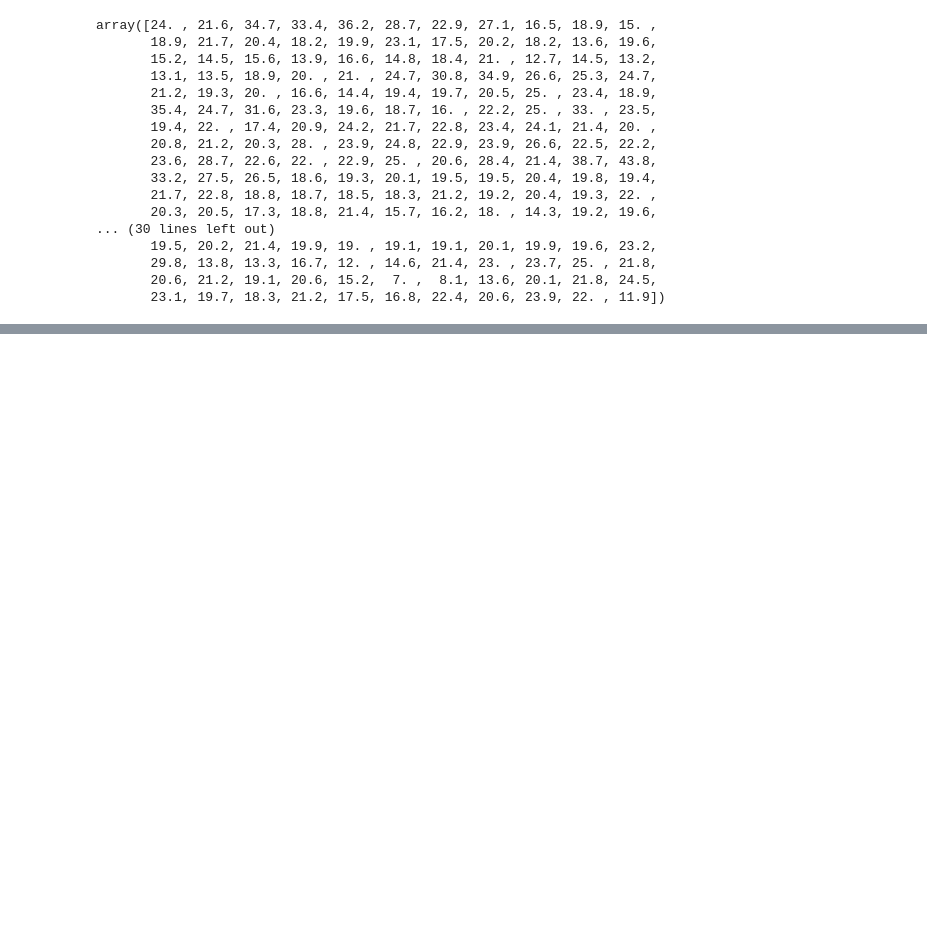
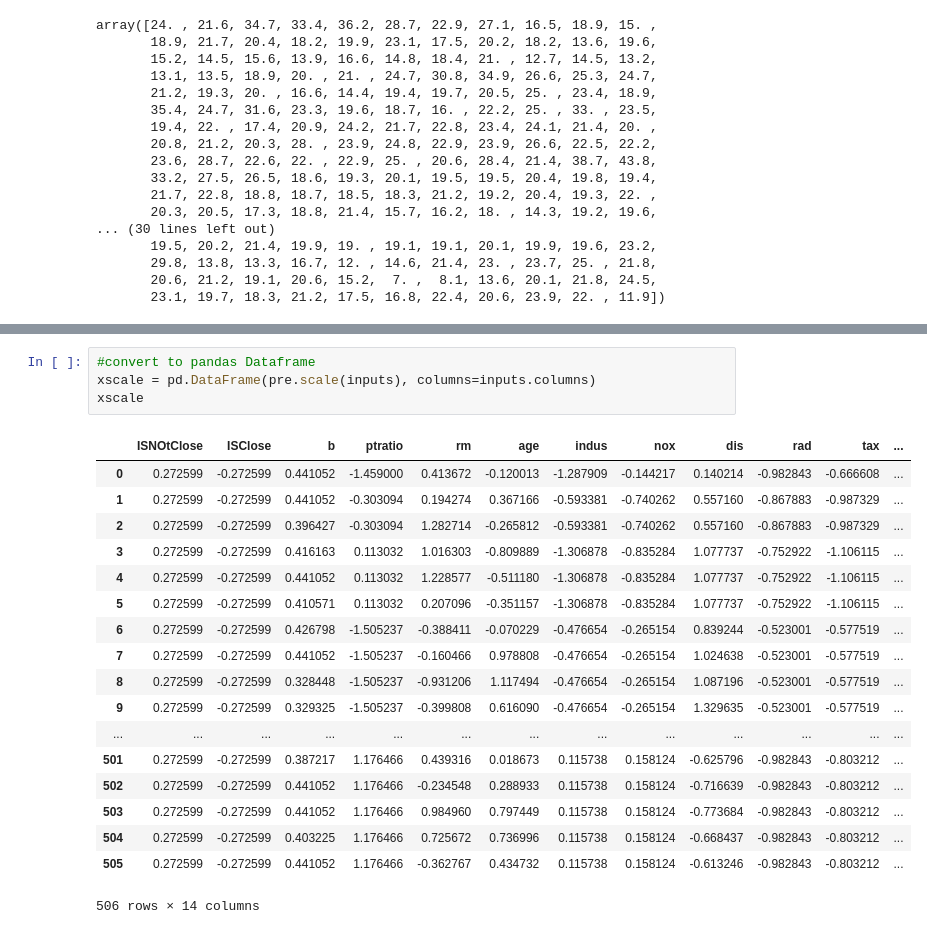
Before and after one commit to kennycolsh/Machine-Learning-Assessment-1, a Jupyter notebook: MacLearning-Ass1.ipynb, the cells around one changed output, grey strips where cells are left out. Drawn from its saved outputs; the diff is of its cells as text; blank space fills up the shorter version.

```diff
--- a/MacLearning-Ass1.ipynb
+++ b/MacLearning-Ass1.ipynb
@@ -999,0 +1006,23 @@ np.sqrt(np.sum((m.predict(inputs).T -outputs.as_matrix())**2))
+# %%
+#convert to pandas Dataframe
+xscale = pd.DataFrame(pre.scale(inputs), columns=inputs.columns)
+xscale
+# %% [output]
+|  | ISNOtClose | ISClose | b | ptratio | rm | age | indus | nox | dis | rad | tax | ... |
+| 0 | 0.272599 | -0.272599 | 0.441052 | -1.459000 | 0.413672 | -0.120013 | -1.287909 | -0.144217 | 0.140214 | -0.982843 | -0.666608 | ... |
+| 1 | 0.272599 | -0.272599 | 0.441052 | -0.303094 | 0.194274 | 0.367166 | -0.593381 | -0.740262 | 0.557160 | -0.867883 | -0.987329 | ... |
+| 2 | 0.272599 | -0.272599 | 0.396427 | -0.303094 | 1.282714 | -0.265812 | -0.593381 | -0.740262 | 0.557160 | -0.867883 | -0.987329 | ... |
+| 3 | 0.272599 | -0.272599 | 0.416163 | 0.113032 | 1.016303 | -0.809889 | -1.306878 | -0.835284 | 1.077737 | -0.752922 | -1.106115 | ... |
+| 4 | 0.272599 | -0.272599 | 0.441052 | 0.113032 | 1.228577 | -0.511180 | -1.306878 | -0.835284 | 1.077737 | -0.752922 | -1.106115 | ... |
+| 5 | 0.272599 | -0.272599 | 0.410571 | 0.113032 | 0.207096 | -0.351157 | -1.306878 | -0.835284 | 1.077737 | -0.752922 | -1.106115 | ... |
+| 6 | 0.272599 | -0.272599 | 0.426798 | -1.505237 | -0.388411 | -0.070229 | -0.476654 | -0.265154 | 0.839244 | -0.523001 | -0.577519 | ... |
+| 7 | 0.272599 | -0.272599 | 0.441052 | -1.505237 | -0.160466 | 0.978808 | -0.476654 | -0.265154 | 1.024638 | -0.523001 | -0.577519 | ... |
+| 8 | 0.272599 | -0.272599 | 0.328448 | -1.505237 | -0.931206 | 1.117494 | -0.476654 | -0.265154 | 1.087196 | -0.523001 | -0.577519 | ... |
+| 9 | 0.272599 | -0.272599 | 0.329325 | -1.505237 | -0.399808 | 0.616090 | -0.476654 | -0.265154 | 1.329635 | -0.523001 | -0.577519 | ... |
+| ... | ... | ... | ... | ... | ... | ... | ... | ... | ... | ... | ... | ... |
+| 501 | 0.272599 | -0.272599 | 0.387217 | 1.176466 | 0.439316 | 0.018673 | 0.115738 | 0.158124 | -0.625796 | -0.982843 | -0.803212 | ... |
+| 502 | 0.272599 | -0.272599 | 0.441052 | 1.176466 | -0.234548 | 0.288933 | 0.115738 | 0.158124 | -0.716639 | -0.982843 | -0.803212 | ... |
+| 503 | 0.272599 | -0.272599 | 0.441052 | 1.176466 | 0.984960 | 0.797449 | 0.115738 | 0.158124 | -0.773684 | -0.982843 | -0.803212 | ... |
+| 504 | 0.272599 | -0.272599 | 0.403225 | 1.176466 | 0.725672 | 0.736996 | 0.115738 | 0.158124 | -0.668437 | -0.982843 | -0.803212 | ... |
+| 505 | 0.272599 | -0.272599 | 0.441052 | 1.176466 | -0.362767 | 0.434732 | 0.115738 | 0.158124 | -0.613246 | -0.982843 | -0.803212 | ... |
+506 rows × 14 columns
```
Also changed, not shown: parts of 27 cells of this notebook.
